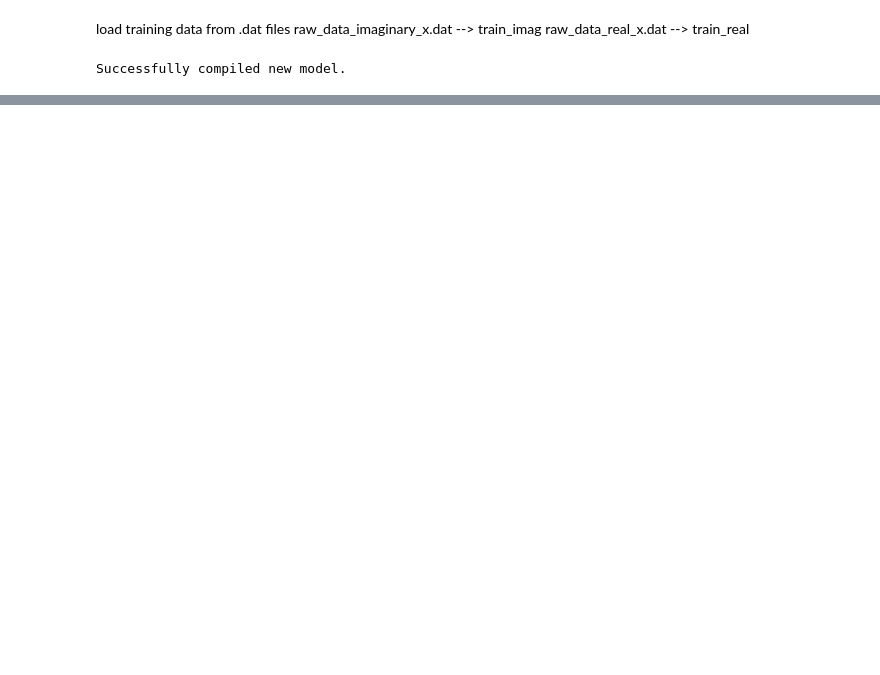
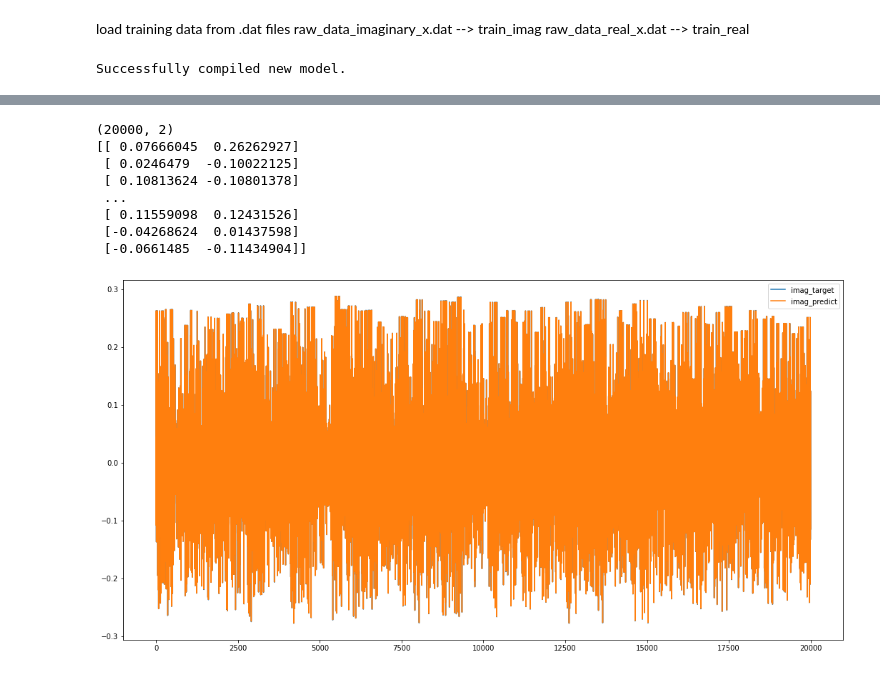
Before and after one commit to Jones14021/ml_for_papr_reduction_in_ofdm, a Jupyter notebook: nn_model.ipynb, the cells around one changed output, grey strips where cells are left out. Cells and saved outputs as stored; diff of their text form; code cells hidden in the pictures; blank space fills up the shorter version.

```diff
--- a/nn_model.ipynb
+++ b/nn_model.ipynb
@@ -88,7 +56,7 @@ if IS_TRAINING:
 # %%
 # create the model
 if IS_TRAINING:
-    model = tf.keras.Sequential([input_layer, FC_layer, output_layer])
+    model = tf.keras.Sequential([FC_layer, output_layer])
 # %%
 # loss function
 # as described in article: MSE mean squared error
@@ -151,3 +116,16 @@ cp_callback = tf.keras.callbacks.ModelCheckpoint(filepath=checkpoint_path,
 # This may generate warnings related to saving the state of the optimizer.
 # These warnings (and similar warnings throughout this notebook)
 # are in place to discourage outdated usage, and can be ignored.
+# %%
+# create the input and target data and print its' shapes
+percentage_of_dataset_used_for_training = 10
+
+nmbr = int(len(dataset_array_numpy) * (percentage_of_dataset_used_for_training/100))
+training_data = dataset_array_numpy[0:nmbr, :]
+
+print(np.shape(training_data))
+
+input_data = training_data[:][:,0:2]
+target_data = training_data[:][:,2:4]
+
+print(np.shape(input_data))
@@ -160,8 +141,9 @@ cp_callback = tf.keras.callbacks.ModelCheckpoint(filepath=checkpoint_path,
 # for a given number of epochs
 if IS_TRAINING:
     history = model.fit(
-        dataset_array_numpy[:,0:2],
-        dataset_array_numpy[:,2:4],
+        input_data,
+        target_data,
+        batch_size=32,
         callbacks=[cp_callback],
         epochs=iterations)
 # %% [output]
@@ -178,0 +167,35 @@ KeyboardInterrupt:
+# %%
+# plot predict vs target
+sample_count_plot = 20000
+
+nn_result = model.predict(dataset_array_numpy[0:sample_count_plot][:,0:2]) # use sample_count_plot rows of data to predict sample_count_plot outputs
+target_result = dataset_array_numpy[0:sample_count_plot][:,2:4]
+raw = dataset_array_numpy[0:sample_count_plot][:,0:2]
+
+x_range_plot = range(sample_count_plot)
+#print(dataset_array_numpy[0:sample_count_plot][:,2:4])
+print(np.shape(nn_result))
+print(nn_result)
+
+fig1 = plt.figure(figsize=(14, 7))
+# arguments of add_axes are overwritten by plt.xlim and plt.ylim
+ax1 = fig1.add_axes([-20, 0, 1,1])
+
+#ax1.plot(x_range_plot, raw[:,0], label="real_input")
+#ax1.plot(x_range_plot, raw[:,1], label="imag_input")
+#ax1.plot(x_range_plot, target_result[:,0], label="real_target")
+ax1.plot(x_range_plot, target_result[:,1], label="imag_target")
+#ax1.plot(x_range_plot, nn_result[:,0], label="real_predict")
+ax1.plot(x_range_plot, nn_result[:,1], label="imag_predict")
+ax1.legend()
+plt.show()
+# %% [output]
+(20000, 2)
+[[ 0.07666045  0.26262927]
+ [ 0.0246479  -0.10022125]
+ [ 0.10813624 -0.10801378]
+ ...
+ [ 0.11559098  0.12431526]
+ [-0.04268624  0.01437598]
+ [-0.0661485  -0.11434904]]
+[figure, added]
```
Also changed, not shown: parts of 26 cells of this notebook.
